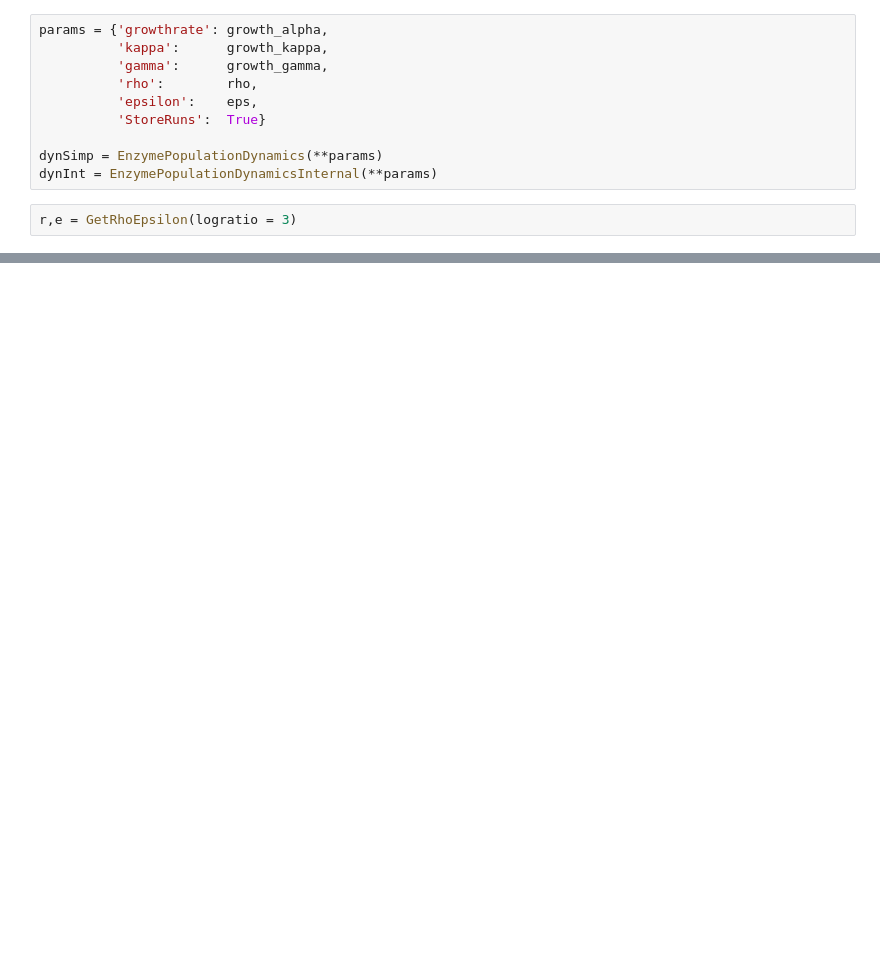
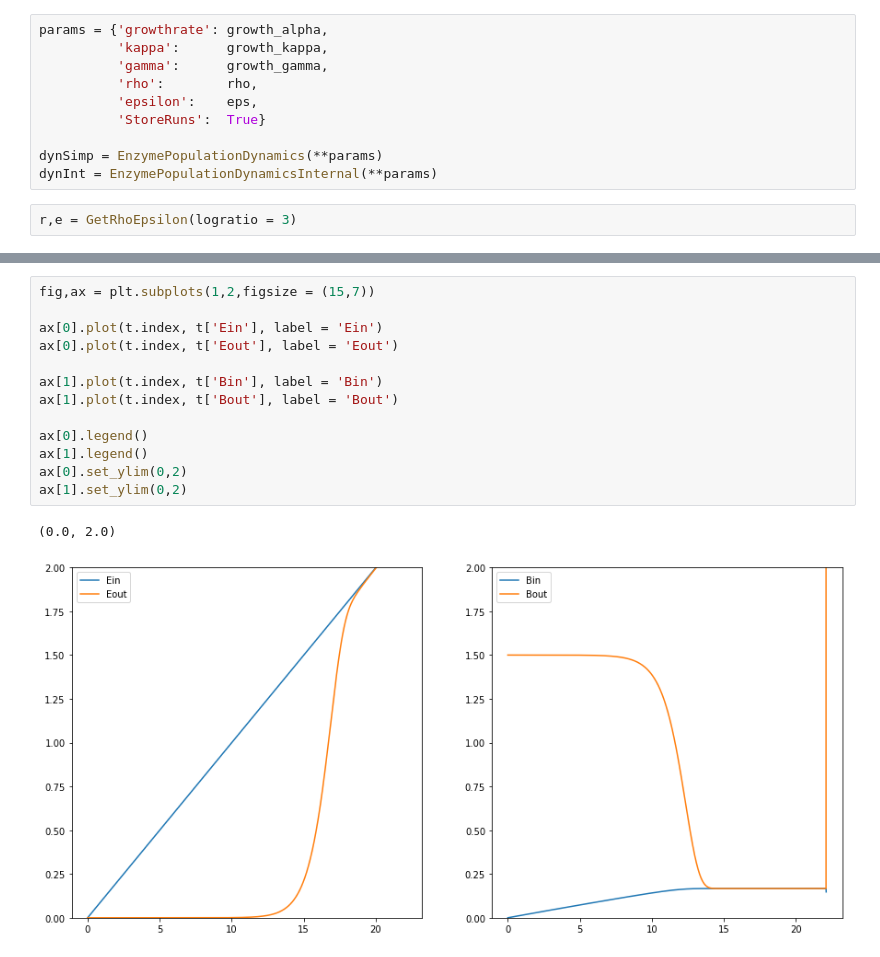
Before and after one commit to Michael000777/antibiotics, a Jupyter notebook: dynamics/Compare internal dynamics to global dynamics.ipynb, the cells around one changed output, grey strips where cells are left out. Cells and saved outputs as stored; diff of their text form; blank space fills up the shorter version.

```diff
--- a/dynamics/Compare internal dynamics to global dynamics.ipynb
+++ b/dynamics/Compare internal dynamics to global dynamics.ipynb
@@ -217,0 +304,16 @@ for lr in range(5):
+# %%
+fig,ax = plt.subplots(1,2,figsize = (15,7))
+
+ax[0].plot(t.index, t['Ein'], label = 'Ein')
+ax[0].plot(t.index, t['Eout'], label = 'Eout')
+
+ax[1].plot(t.index, t['Bin'], label = 'Bin')
+ax[1].plot(t.index, t['Bout'], label = 'Bout')
+
+ax[0].legend()
+ax[1].legend()
+ax[0].set_ylim(0,2)
+ax[1].set_ylim(0,2)
+# %% [output]
+(0.0, 2.0)
+[figure, added]
```
Also changed, not shown: parts of 13 cells of this notebook.
